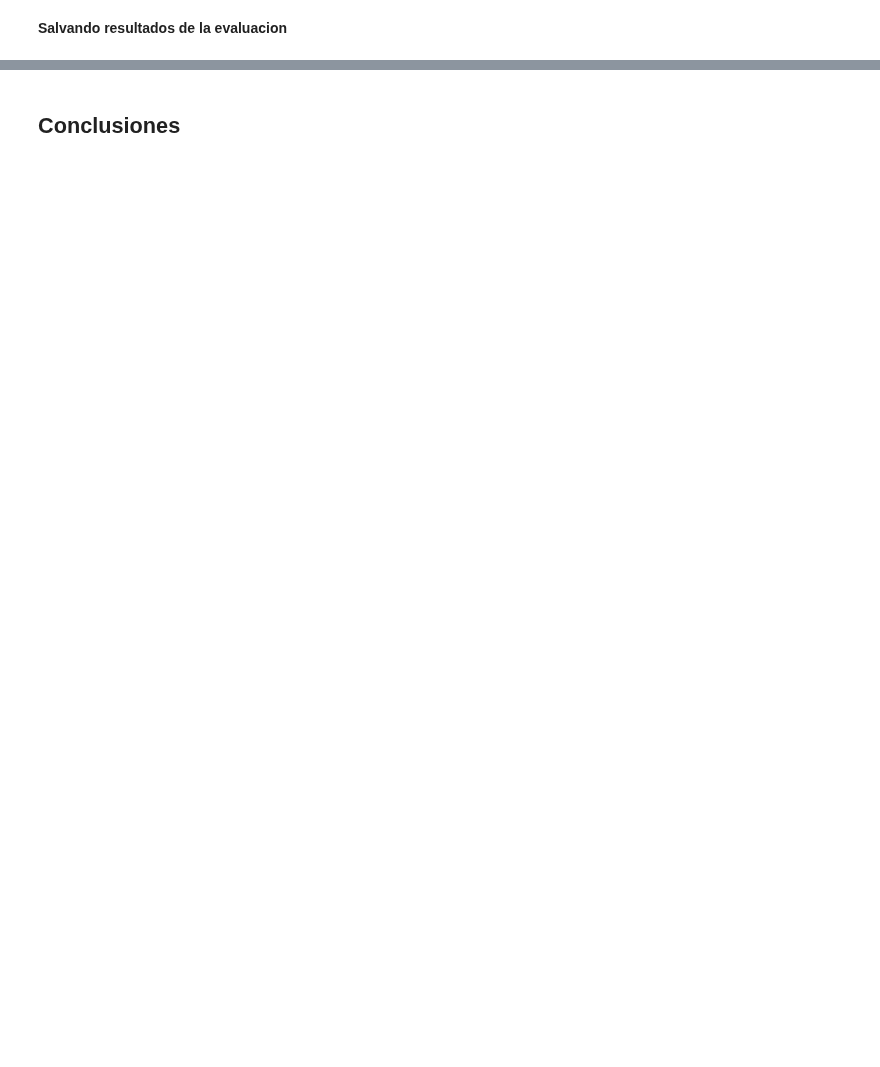
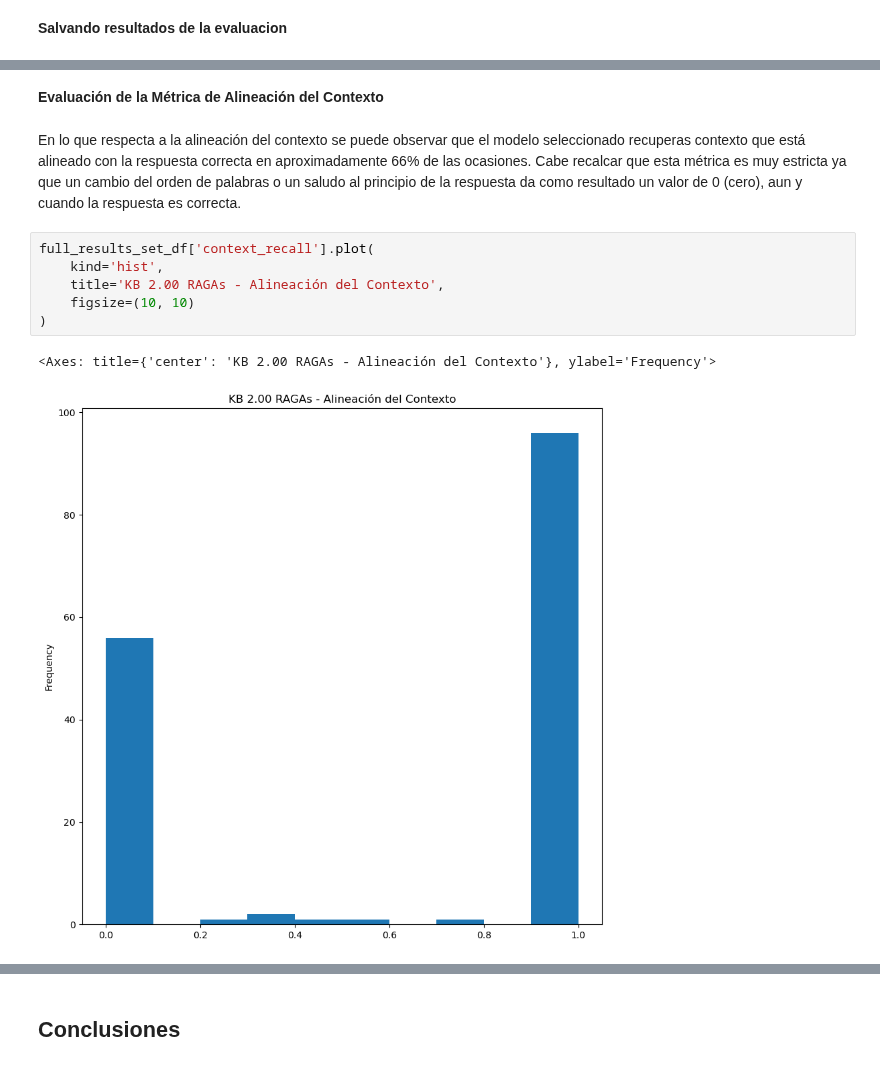
Before and after one commit to jcromo-tec/TC5035.10-proyecto-integrador, a Jupyter notebook: semana-07-avance-05/Avance5_Equipo37_Bedrock_Ragas_Bulk_Evaluation_v1_00_v2_00.ipynb, the cells around one changed output, grey strips where cells are left out. Cells and saved outputs as stored; diff of their text form; blank space fills up the shorter version.

```diff
--- a/semana-07-avance-05/Avance5_Equipo37_Bedrock_Ragas_Bulk_Evaluation_v1_00_v2_00.ipynb
+++ b/semana-07-avance-05/Avance5_Equipo37_Bedrock_Ragas_Bulk_Evaluation_v1_00_v2_00.ipynb
@@ -493,0 +610,13 @@ results_df.plot(
+# %% [markdown]
+**Evaluación de la Métrica de Alineación del Contexto**
+# %% [markdown]
+En lo que respecta a la alineación del contexto se puede observar que el modelo seleccionado recuperas contexto que está alineado con la respuesta correcta en aproximadamente 66% de las ocasiones. Cabe recalcar que esta métrica es muy estricta ya que un cambio del orden de palabras o un saludo al principio de la respuesta da como resultado un valor de 0 (cero), aun y cuando la respuesta es correcta.
+# %%
+full_results_set_df['context_recall'].plot(
+    kind='hist',
+    title='KB 2.00 RAGAs - Alineación del Contexto',
+    figsize=(10, 10)
+)
+# %% [output]
+<Axes: title={'center': 'KB 2.00 RAGAs - Alineación del Contexto'}, ylabel='Frequency'>
+[figure, added]
```
Also changed, not shown: parts of 46 cells of this notebook, 1 other file.
